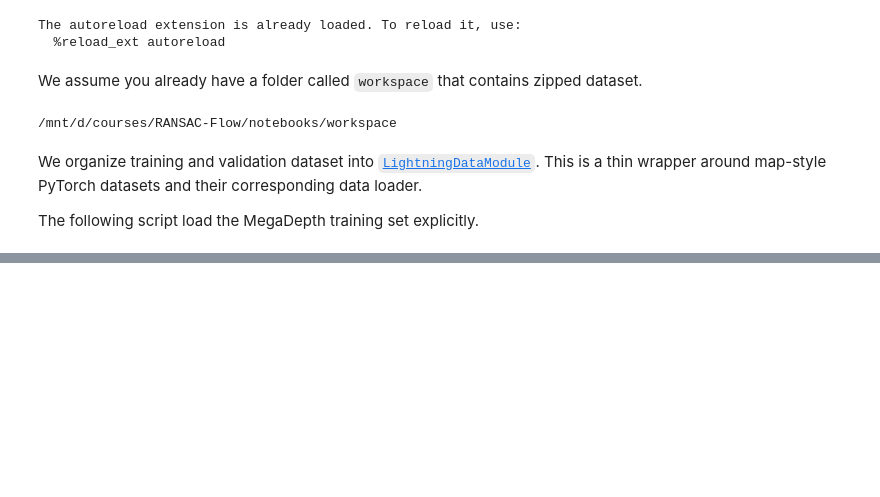
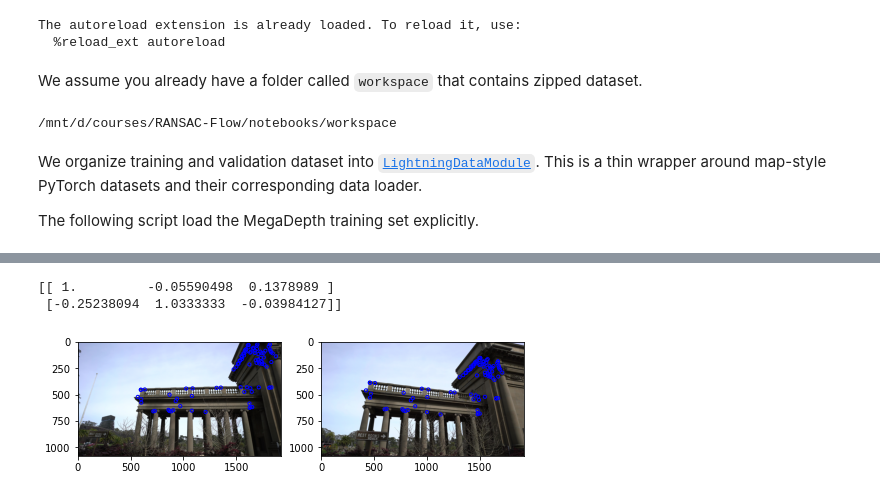
Before and after one commit to y3nr1ng/RANSAC-Flow, a Jupyter notebook: notebooks/0_Load data.ipynb, the cells around one changed output, grey strips where cells are left out. Drawn from its saved outputs; the diff is of its cells as text; code cells hidden in the pictures; blank space fills up the shorter version.

```diff
--- a/notebooks/0_Load data.ipynb
+++ b/notebooks/0_Load data.ipynb
@@ -41,0 +47,5 @@ print(data[1][1].shape)
+# %%
+from ransacflow.data.megadepth import MegaDepthValidationDataset
+
+data = MegaDepthValidationDataset('MegaDepth_cleansed.zip', 'validate')
+print(f'{len(data)} files')
@@ -41,0 +55,20 @@ print(data[1][1].shape)
+# %%
+import matplotlib.pyplot as plt
+
+(src_image, src_feat), (tgt_image, tgt_feat), affine_mat = data[0]
+
+print(affine_mat)
+
+fig, ax = plt.subplots(1, 2, figsize=(8, 3))
+
+scatter_args = {"s": 10, "facecolors": "none", "edgecolors": "blue", "marker": "o"}
+
+ax[0].imshow(src_image);
+ax[0].scatter(src_feat[:, 0], src_feat[:, 1], **scatter_args);
+
+ax[1].imshow(tgt_image);
+ax[1].scatter(tgt_feat[:, 0], tgt_feat[:, 1], **scatter_args);
+# %% [output]
+[[ 1.         -0.05590498  0.1378989 ]
+ [-0.25238094  1.0333333  -0.03984127]]
+[figure, added]
```
Also changed, not shown: parts of 4 cells of this notebook, 2 other files.
